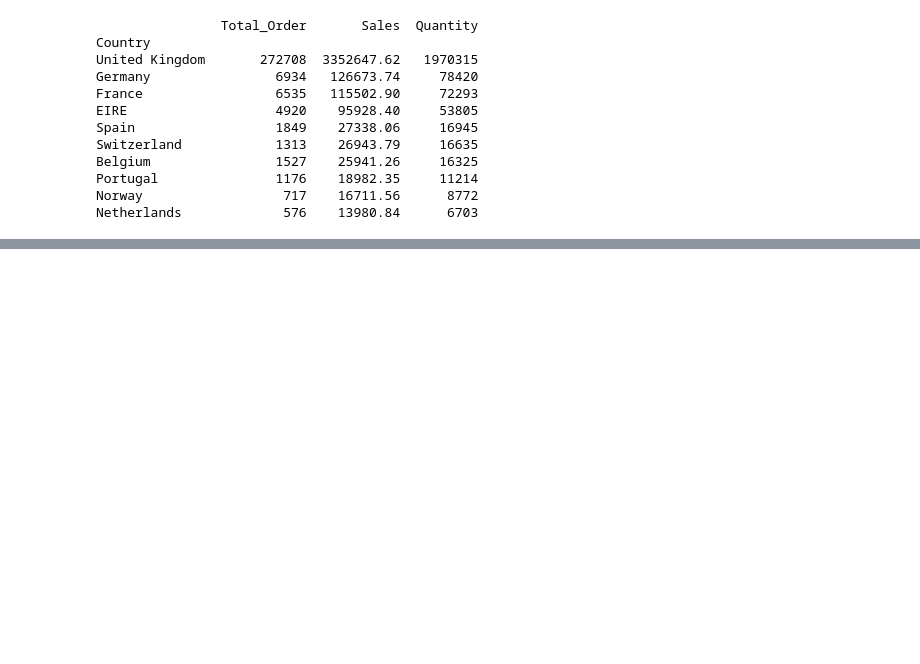
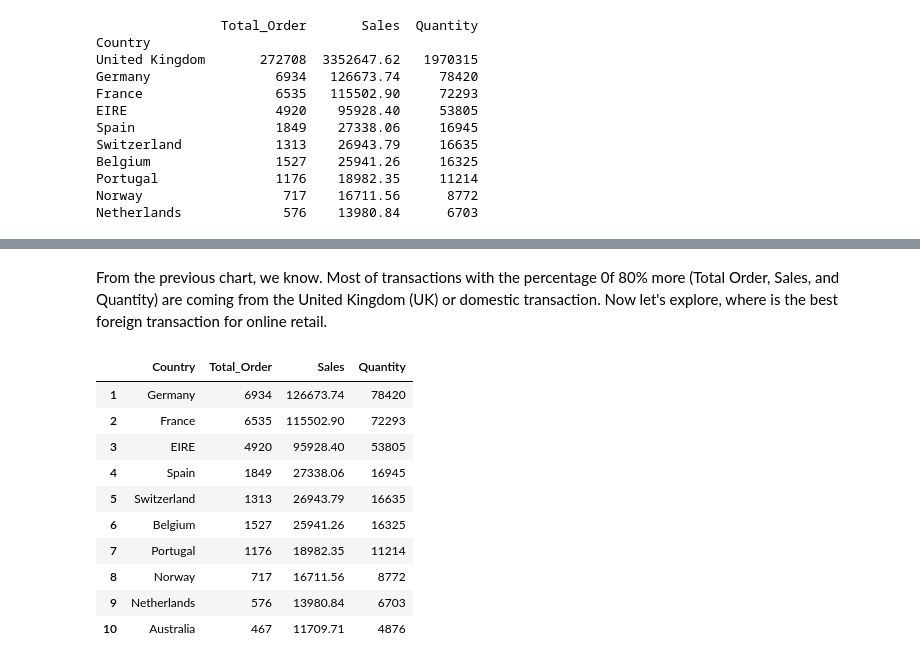
Before and after one commit to wahyunh10/Project-Online-Retail-Dataset, a Jupyter notebook: Online_Retail_Dataset.ipynb, the cells around one changed output, grey strips where cells are left out. Saved outputs shown, nothing was run; the diff lists cells and outputs as text; code cells hidden in the pictures; blank space fills up the shorter version.

```diff
--- a/Online_Retail_Dataset.ipynb
+++ b/Online_Retail_Dataset.ipynb
@@ -234,0 +264,17 @@ Netherlands             576    13980.84      6703
+# %% [markdown]
+From the previous chart, we know. Most of transactions with the percentage 0f 80% more (Total Order, Sales, and Quantity) are coming from the United Kingdom (UK) or domestic transaction. Now let's explore, where is the best foreign transaction for online retail.
+# %%
+Foreign_Sales = Sales_Country.reset_index().query('Country != "United Kingdom"')
+Foreign_Sales.head(10)
+# %% [output]
+|  | Country | Total_Order | Sales | Quantity |
+| 1 | Germany | 6934 | 126673.74 | 78420 |
+| 2 | France | 6535 | 115502.90 | 72293 |
+| 3 | EIRE | 4920 | 95928.40 | 53805 |
+| 4 | Spain | 1849 | 27338.06 | 16945 |
+| 5 | Switzerland | 1313 | 26943.79 | 16635 |
+| 6 | Belgium | 1527 | 25941.26 | 16325 |
+| 7 | Portugal | 1176 | 18982.35 | 11214 |
+| 8 | Norway | 717 | 16711.56 | 8772 |
+| 9 | Netherlands | 576 | 13980.84 | 6703 |
+| 10 | Australia | 467 | 11709.71 | 4876 |
```
Also changed, not shown: parts of 2 cells of this notebook.
